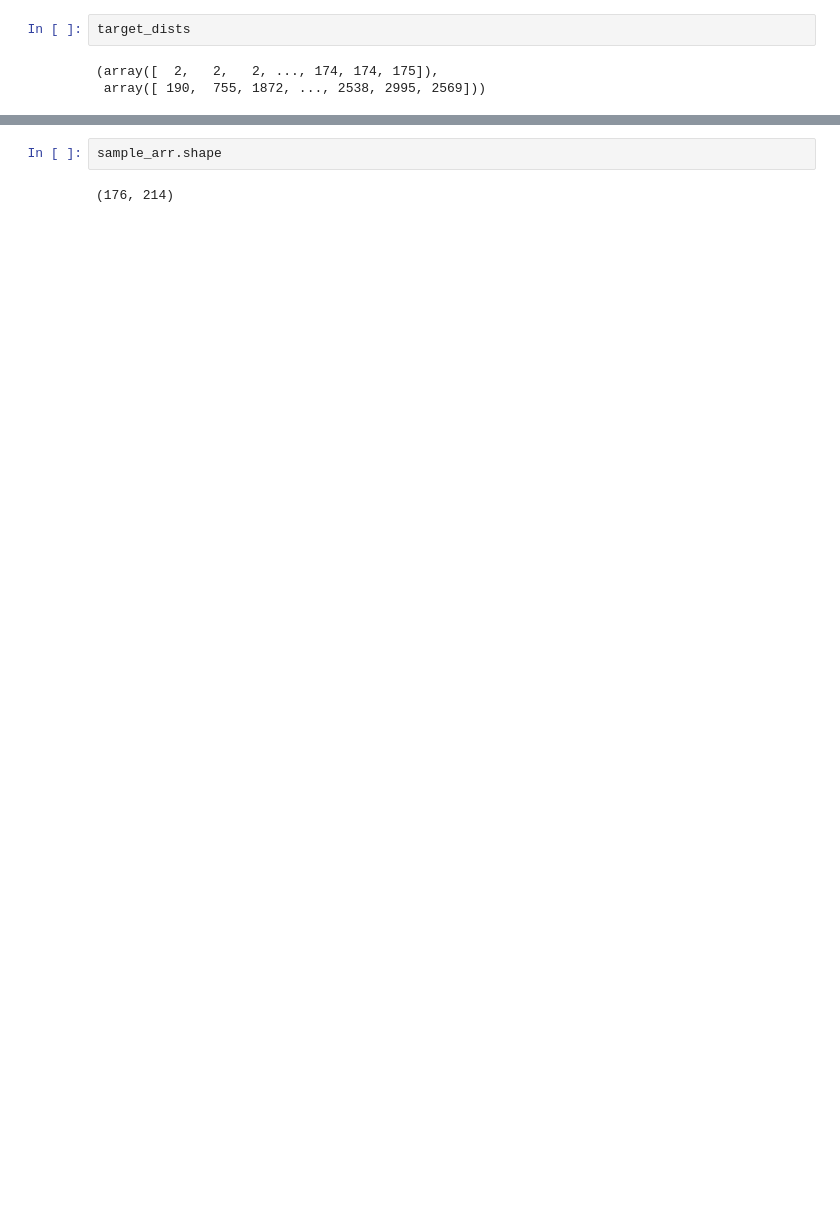
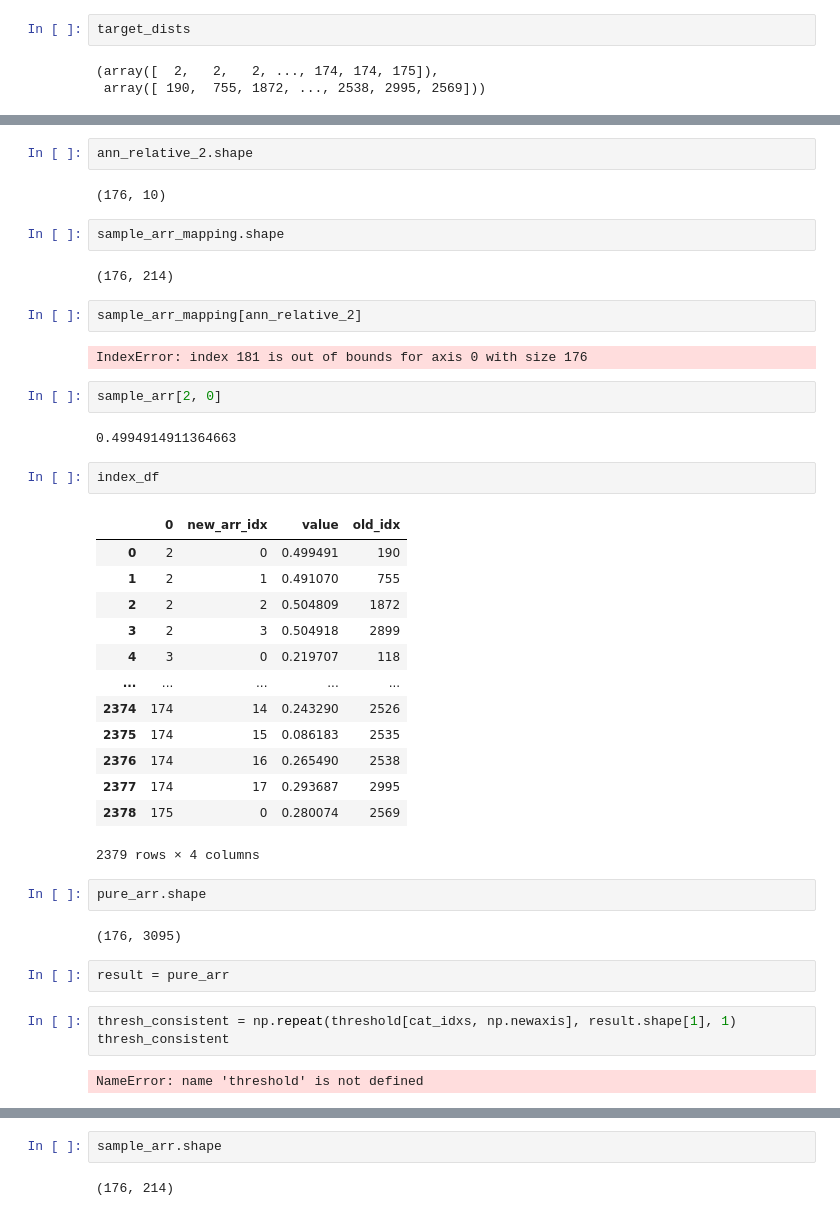
Before and after one commit to TerkaSlan/sisap23-laion-challenge-learned-index, a Jupyter notebook: debug-search-more-categories.ipynb, the cells around one changed output, grey strips where cells are left out. Saved outputs shown, nothing was run; the diff lists cells and outputs as text; blank space fills up the shorter version.

```diff
--- a/debug-search-more-categories.ipynb
+++ b/debug-search-more-categories.ipynb
@@ -725,0 +1445,43 @@ Wall time: 197 µs
+# %%
+ann_relative_2.shape
+# %% [output]
+(176, 10)
+# %%
+sample_arr_mapping.shape
+# %% [output]
+(176, 214)
+# %%
+sample_arr_mapping[ann_relative_2]
+# %% [output]
+IndexError: index 181 is out of bounds for axis 0 with size 176
+# %%
+sample_arr[2, 0]
+# %% [output]
+0.4994914911364663
+# %%
+index_df
+# %% [output]
+|  | 0 | new_arr_idx | value | old_idx |
+| 0 | 2 | 0 | 0.499491 | 190 |
+| 1 | 2 | 1 | 0.491070 | 755 |
+| 2 | 2 | 2 | 0.504809 | 1872 |
+| 3 | 2 | 3 | 0.504918 | 2899 |
+| 4 | 3 | 0 | 0.219707 | 118 |
+| ... | ... | ... | ... | ... |
+| 2374 | 174 | 14 | 0.243290 | 2526 |
+| 2375 | 174 | 15 | 0.086183 | 2535 |
+| 2376 | 174 | 16 | 0.265490 | 2538 |
+| 2377 | 174 | 17 | 0.293687 | 2995 |
+| 2378 | 175 | 0 | 0.280074 | 2569 |
+2379 rows × 4 columns
+# %%
+pure_arr.shape
+# %% [output]
+(176, 3095)
+# %%
+result = pure_arr
+# %%
+thresh_consistent = np.repeat(threshold[cat_idxs, np.newaxis], result.shape[1], 1)
+thresh_consistent
+# %% [output]
+NameError: name 'threshold' is not defined
```
Also changed, not shown: parts of 123 cells of this notebook, 11 other files.
